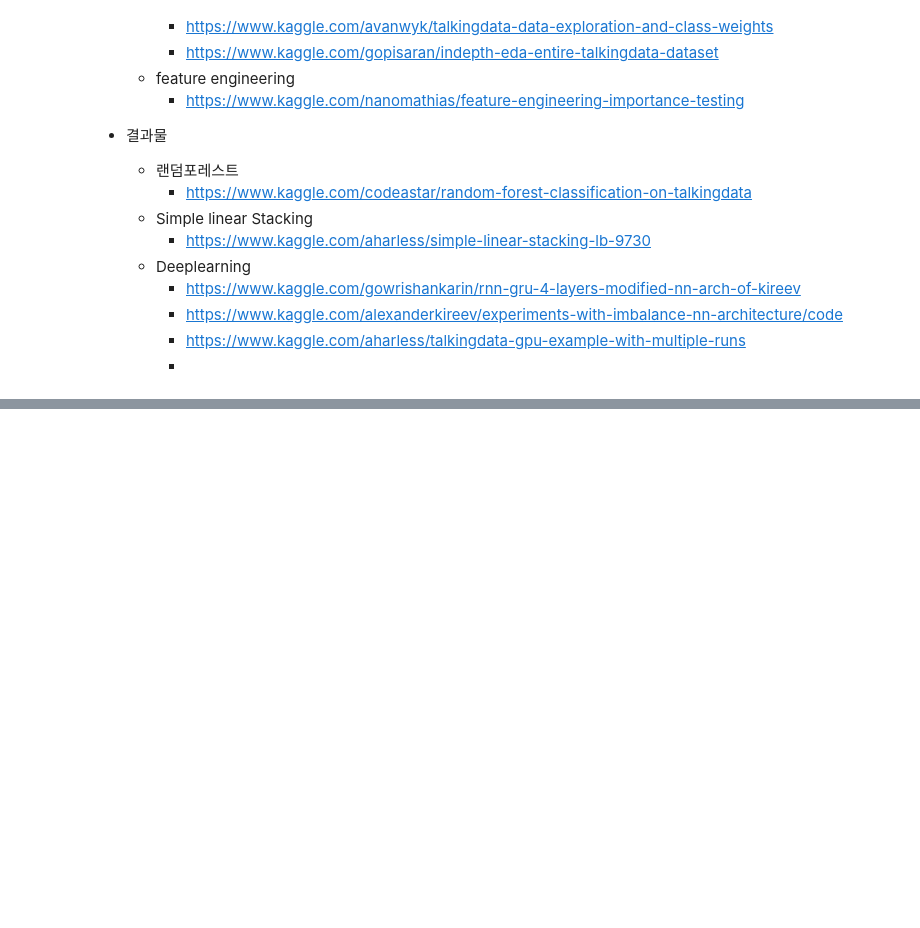
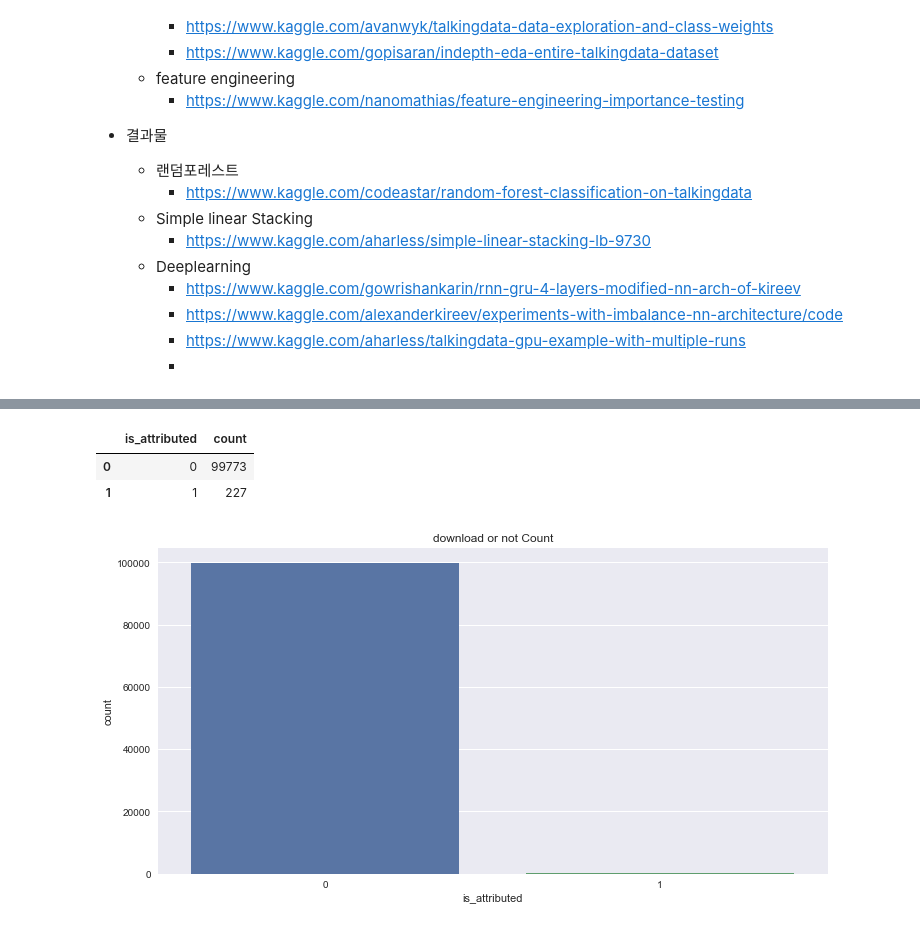
Before and after one commit to Dohppak/Kaggle-Iceburg_project, a Jupyter notebook: Fraud Detection/TalkingData AdTracking Fraud Detection.ipynb, the cells around one changed output, grey strips where cells are left out. Cells and saved outputs as stored; diff of their text form; code cells hidden in the pictures; blank space fills up the shorter version.

```diff
--- a/Fraud Detection/TalkingData AdTracking Fraud Detection.ipynb
+++ b/Fraud Detection/TalkingData AdTracking Fraud Detection.ipynb
@@ -62,0 +104,17 @@ The test data is similar, with the following differences:
+# %%
+import numpy as np
+import pandas as pd
+import seaborn as sns
+sns.set(style="whitegrid", color_codes=True)
+sns.set(font_scale=1)
+pd.set_option('display.float_format', lambda x: '%.3f' % x)
+import matplotlib.pyplot as plt
+%matplotlib inline
+import time
+from subprocess import check_output
+
+from sklearn.linear_model import LogisticRegression
+from scipy.special import expit, logit
+from sklearn.metrics import roc_auc_score
+from sklearn.model_selection import train_test_split
+from sklearn.metrics import f1_score,confusion_matrix
@@ -62,0 +125,3 @@ The test data is similar, with the following differences:
+# %%
+data = pd.read_csv('../../../DEVELOPMENT/Fraud Detection/input/train_sample.csv',parse_dates=['click_time'])
+data.dtypes
@@ -62,0 +193,12 @@ The test data is similar, with the following differences:
+# %%
+plt.figure(figsize=(12, 6))
+click_count = data.groupby('is_attributed', as_index=False)['ip'].count()
+click_count = click_count.rename(columns ={'ip':'count'})
+sns.barplot(x='is_attributed', y='count', data= click_count);
+plt.title('download or not Count');
+click_count.head()
+# %% [output]
+|  | is_attributed | count |
+| 0 | 0 | 99773 |
+| 1 | 1 | 227 |
+[figure, added]
```
Also changed, not shown: parts of 87 cells of this notebook, 6 other files.
